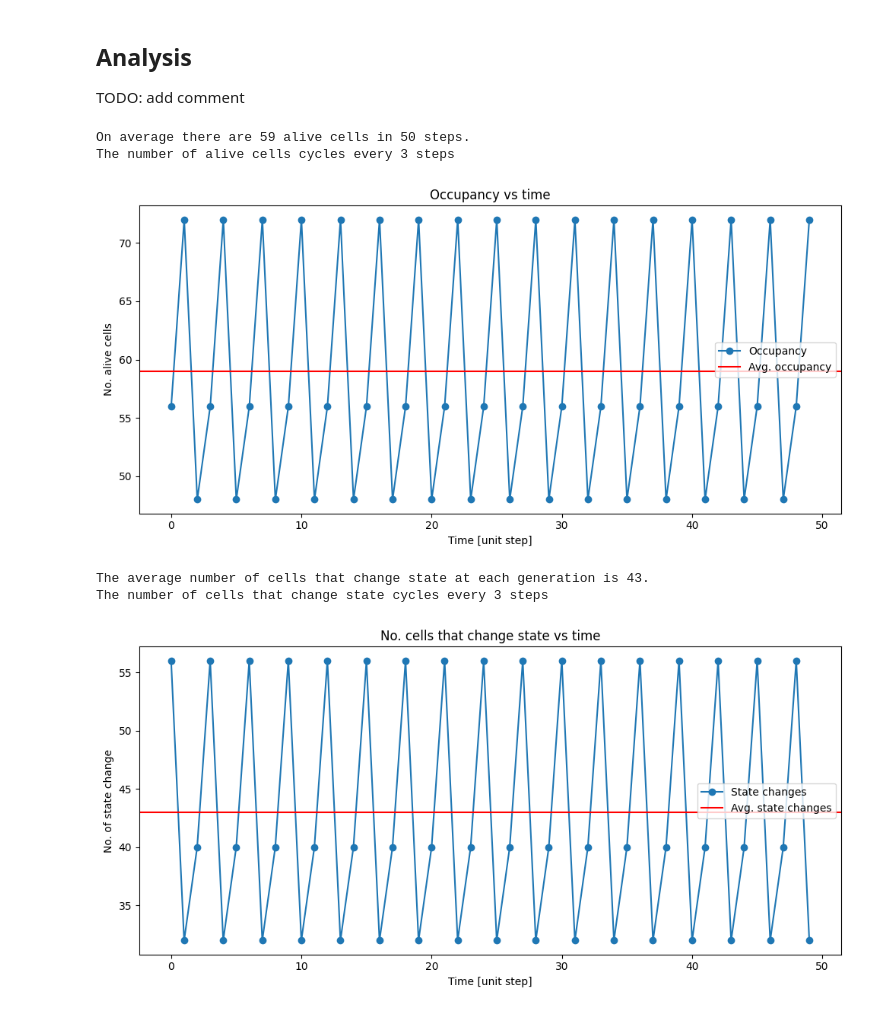
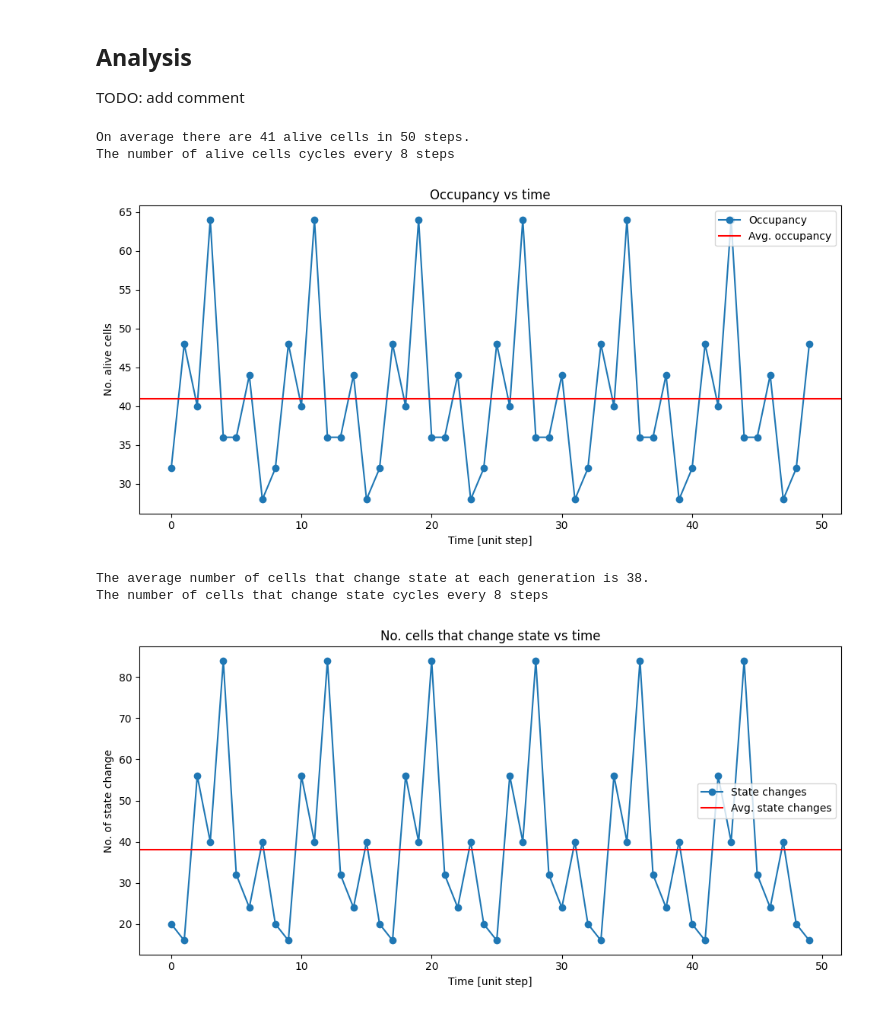
Before and after one commit to ciminoV/SCWP23Project_Group2, a Jupyter notebook: Project.ipynb, the cells around one changed output. Drawn from its saved outputs; the diff is of its cells as text; code cells hidden in the pictures.

Commit message:
add more markdown, fix compute signal period function, change oscillator example

```diff
--- a/Project.ipynb
+++ b/Project.ipynb
@@ -473,31 +515,31 @@ In this section we study a particular pattern (Pulsar3) of the cateogry _Oscilla
 # %%
 # Load patterns from file.
-pulsar = 'pulsar_cells.cells.txt'
-pulsar_grid = loadPattern(pulsar, 25,25, (5,5))
+koksgalaxy = 'koksgalaxy.cells.txt'
+koksgalaxy_grid = loadPattern(koksgalaxy, 25,25, (5,5))
 
 # Original configuration
-pulsar_igrid = pulsar_grid.copy()
+koksgalaxy_igrid = koksgalaxy_grid.copy()
 
-# List of cycle flags:
+# List of period flags:
 # 1 if the pattern returned to the original configuration at i-th step;
 # 0 otherwise
-pulsar_cycle = []
+koksgalaxy_period = []
 
 # How many alive cells at each step
-pulsar_occupancy = []
+koksgalaxy_occupancy = []
 
 # How many cells change state at each step
-pulsar_heat = [];
+koksgalaxy_heat = [];
 
 # Plot initial seed
 fig, ax = plt.subplots()
-img = ax.imshow(pulsar_grid, interpolation='nearest')
+img = ax.imshow(koksgalaxy_grid, interpolation='nearest')
 plt.plot()
 
 # Set up the animation
-pulsar_out = animation.FuncAnimation(fig,
-                            partial(update, img = img, grid = pulsar_grid, initial_grid = pulsar_igrid,
-                                    cycle = pulsar_cycle, occupancy = pulsar_occupancy, heat = pulsar_heat),
+koksgalaxy_out = animation.FuncAnimation(fig,
+                            partial(update, img = img, grid = koksgalaxy_grid, initial_grid = koksgalaxy_igrid,
+                                    period = koksgalaxy_period, occupancy = koksgalaxy_occupancy, heat = koksgalaxy_heat),
                             frames = n_steps, interval = inter,
                             init_func = lambda: saveFrame(0, img))
 # %% [output]
@@ -515,14 +557,14 @@ Image(url=gif_name)
 ## Analysis
 TODO: add comment
 # %%
-analyseOccupancy(pulsar_occupancy, True)
+analyseOccupancy(koksgalaxy_occupancy, True)
 # %% [output]
-On average there are 59 alive cells in 50 steps.
-The number of alive cells cycles every 3 steps
+On average there are 41 alive cells in 50 steps.
+The number of alive cells cycles every 8 steps
-[figure, old version]
+[figure, new version]
 # %%
-analyseHeat(pulsar_heat, True)
+analyseHeat(koksgalaxy_heat, True)
 # %% [output]
-The average number of cells that change state at each generation is 43.
-The number of cells that change state cycles every 3 steps
+The average number of cells that change state at each generation is 38.
+The number of cells that change state cycles every 8 steps
-[figure, old version]
+[figure, new version]
```
Also changed, not shown: parts of 18 cells of this notebook, 2 other files.
